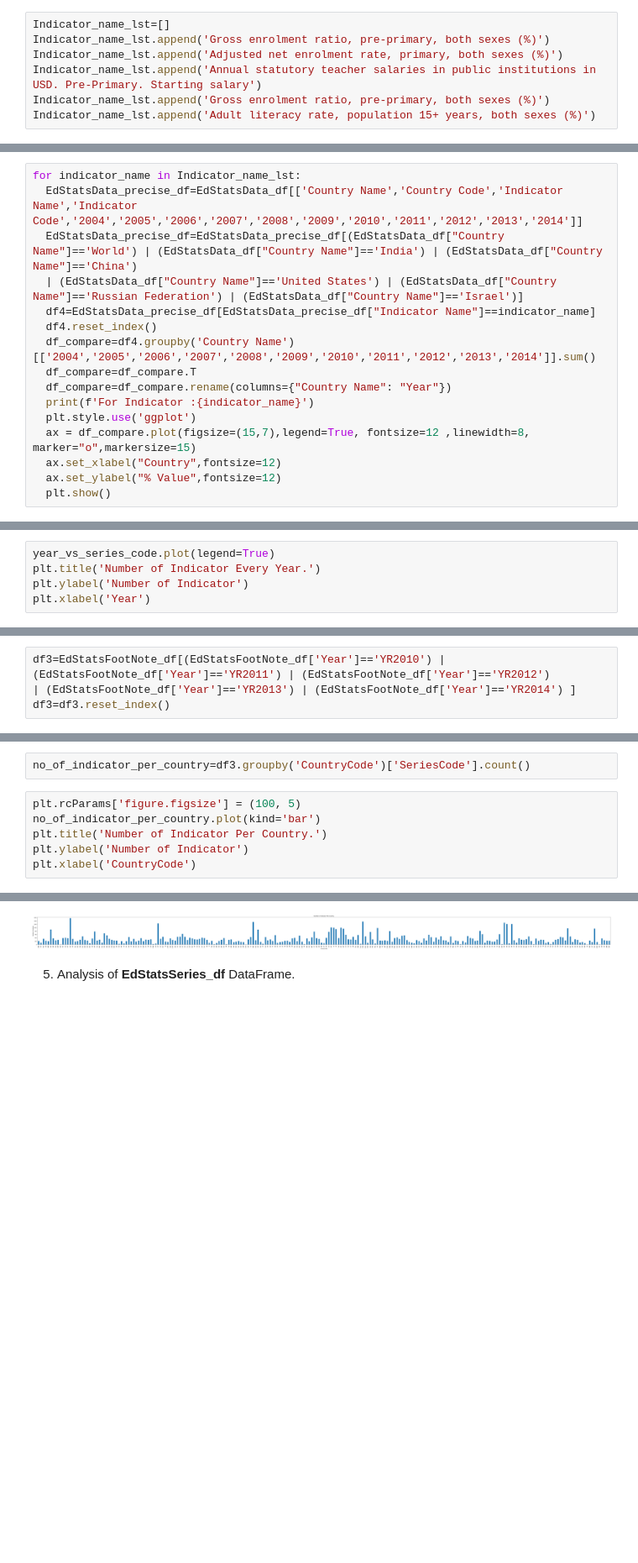
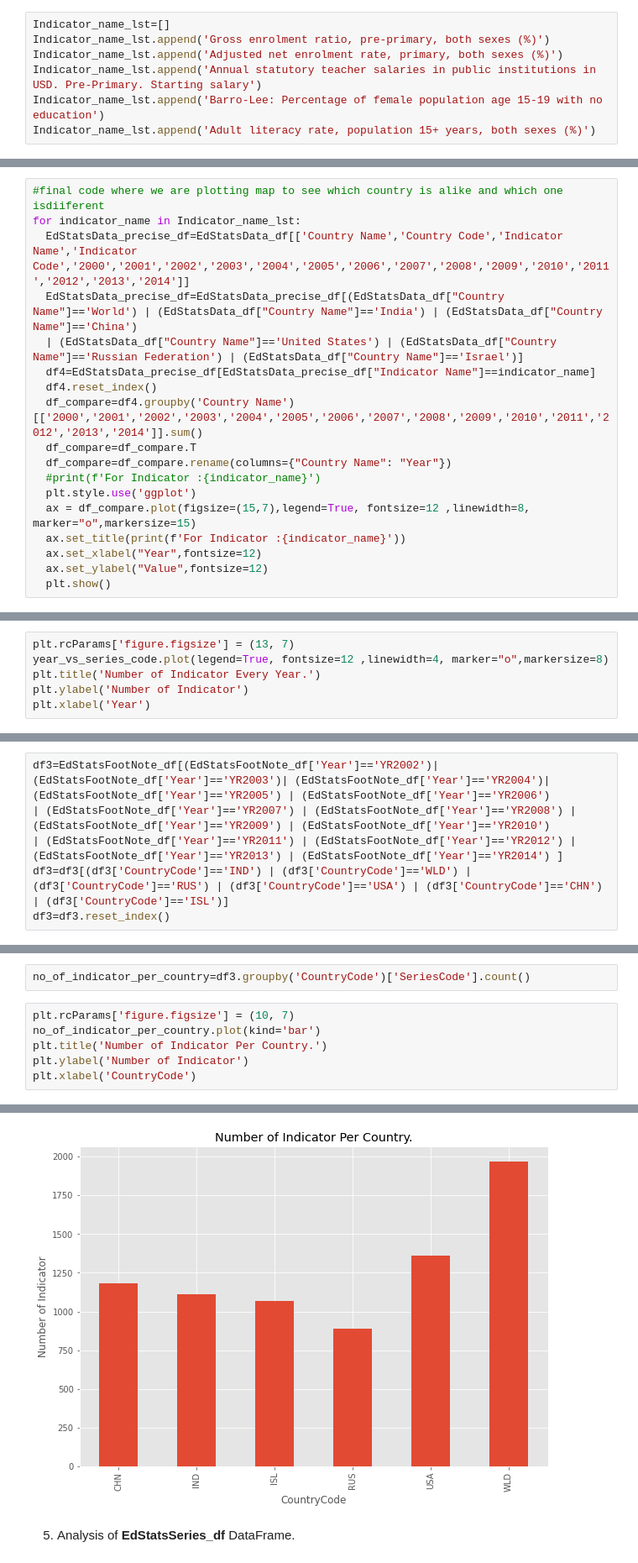
Before and after one commit to TheAIFellow/World_Bank_Education_Stats, a Jupyter notebook: Dilavar_Singh_Team_7_Capstone_Project.ipynb, the cells around one changed output, grey strips where cells are left out. Shown at 84% size. Drawn from its saved outputs; the diff is of its cells as text; blank space fills up the shorter version.

```diff
--- a/Dilavar_Singh_Team_7_Capstone_Project.ipynb
+++ b/Dilavar_Singh_Team_7_Capstone_Project.ipynb
@@ -241,7 +221,7 @@ Indicator_name_lst=[]
 Indicator_name_lst.append('Gross enrolment ratio, pre-primary, both sexes (%)')
 Indicator_name_lst.append('Adjusted net enrolment rate, primary, both sexes (%)')
 Indicator_name_lst.append('Annual statutory teacher salaries in public institutions in USD. Pre-Primary. Starting salary')
-Indicator_name_lst.append('Gross enrolment ratio, pre-primary, both sexes (%)')
+Indicator_name_lst.append('Barro-Lee: Percentage of female population age 15-19 with no education')
 Indicator_name_lst.append('Adult literacy rate, population 15+ years, both sexes (%)')
 # %%
 Indicator_name_lst
@@ -253,19 +233,21 @@ Indicator_name_lst
  'Adult literacy rate, population 15+ years, both sexes (%)']
 # %%
+#final code where we are plotting map to see which country is alike and which one isdiiferent
 for indicator_name in Indicator_name_lst:
-  EdStatsData_precise_df=EdStatsData_df[['Country Name','Country Code','Indicator Name','Indicator Code','2004','2005','2006','2007','2008','2009','2010','2011','2012','2013','2014']]
+  EdStatsData_precise_df=EdStatsData_df[['Country Name','Country Code','Indicator Name','Indicator Code','2000','2001','2002','2003','2004','2005','2006','2007','2008','2009','2010','2011','2012','2013','2014']]
   EdStatsData_precise_df=EdStatsData_precise_df[(EdStatsData_df["Country Name"]=='World') | (EdStatsData_df["Country Name"]=='India') | (EdStatsData_df["Country Name"]=='China')
   | (EdStatsData_df["Country Name"]=='United States') | (EdStatsData_df["Country Name"]=='Russian Federation') | (EdStatsData_df["Country Name"]=='Israel')]
   df4=EdStatsData_precise_df[EdStatsData_precise_df["Indicator Name"]==indicator_name]
   df4.reset_index()
-  df_compare=df4.groupby('Country Name')[['2004','2005','2006','2007','2008','2009','2010','2011','2012','2013','2014']].sum()
+  df_compare=df4.groupby('Country Name')[['2000','2001','2002','2003','2004','2005','2006','2007','2008','2009','2010','2011','2012','2013','2014']].sum()
   df_compare=df_compare.T
   df_compare=df_compare.rename(columns={"Country Name": "Year"})
-  print(f'For Indicator :{indicator_name}')
+  #print(f'For Indicator :{indicator_name}')
   plt.style.use('ggplot')
   ax = df_compare.plot(figsize=(15,7),legend=True, fontsize=12 ,linewidth=8, marker="o",markersize=15)
-  ax.set_xlabel("Country",fontsize=12)
-  ax.set_ylabel("% Value",fontsize=12)
+  ax.set_title(print(f'For Indicator :{indicator_name}'))
+  ax.set_xlabel("Year",fontsize=12)
+  ax.set_ylabel("Value",fontsize=12)
   plt.show()
 # %% [output]
 For Indicator :Gross enrolment ratio, pre-primary, both sexes (%)
@@ -380,7 +290,8 @@ memory usage: 19.6+ MB
 # %%
 year_vs_series_code=EdStatsFootNote_df.groupby('Year')['SeriesCode'].count()
 # %%
-year_vs_series_code.plot(legend=True)
+plt.rcParams['figure.figsize'] = (13, 7)
+year_vs_series_code.plot(legend=True, fontsize=12 ,linewidth=4, marker="o",markersize=8)
 plt.title('Number of Indicator Every Year.')
 plt.ylabel('Number of Indicator')
 plt.xlabel('Year')
@@ -390,6 +301,8 @@ Text(0.5, 0, 'Year')
 # %%
-df3=EdStatsFootNote_df[(EdStatsFootNote_df['Year']=='YR2010') | (EdStatsFootNote_df['Year']=='YR2011') | (EdStatsFootNote_df['Year']=='YR2012')
-| (EdStatsFootNote_df['Year']=='YR2013') | (EdStatsFootNote_df['Year']=='YR2014') ]
+df3=EdStatsFootNote_df[(EdStatsFootNote_df['Year']=='YR2002')| (EdStatsFootNote_df['Year']=='YR2003')| (EdStatsFootNote_df['Year']=='YR2004')| (EdStatsFootNote_df['Year']=='YR2005') | (EdStatsFootNote_df['Year']=='YR2006')
+| (EdStatsFootNote_df['Year']=='YR2007') | (EdStatsFootNote_df['Year']=='YR2008') | (EdStatsFootNote_df['Year']=='YR2009') | (EdStatsFootNote_df['Year']=='YR2010')
+| (EdStatsFootNote_df['Year']=='YR2011') | (EdStatsFootNote_df['Year']=='YR2012') | (EdStatsFootNote_df['Year']=='YR2013') | (EdStatsFootNote_df['Year']=='YR2014') ]
+df3=df3[(df3['CountryCode']=='IND') | (df3['CountryCode']=='WLD') | (df3['CountryCode']=='RUS') | (df3['CountryCode']=='USA') | (df3['CountryCode']=='CHN') | (df3['CountryCode']=='ISL')]
 df3=df3.reset_index()
 # %%
 del df3['index']
@@ -499,14 +363,14 @@ df3.head(3)
 # %%
 no_of_indicator_per_country=df3.groupby('CountryCode')['SeriesCode'].count()
 # %%
-plt.rcParams['figure.figsize'] = (100, 5)
+plt.rcParams['figure.figsize'] = (10, 7)
 no_of_indicator_per_country.plot(kind='bar')
 plt.title('Number of Indicator Per Country.')
 plt.ylabel('Number of Indicator')
 plt.xlabel('CountryCode')
 # %% [output]
 Text(0.5, 0, 'CountryCode')
-[figure, old version]
+[figure, new version]
 # %% [markdown]
 5. Analysis of **EdStatsSeries_df** DataFrame.
 # %%
```
Also changed, not shown: parts of 36 cells of this notebook.
